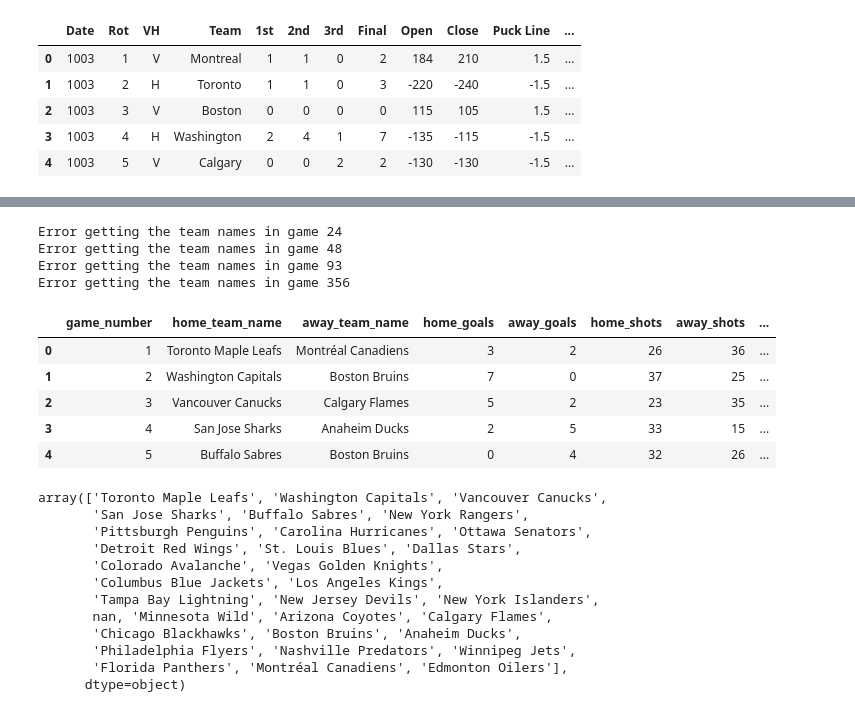
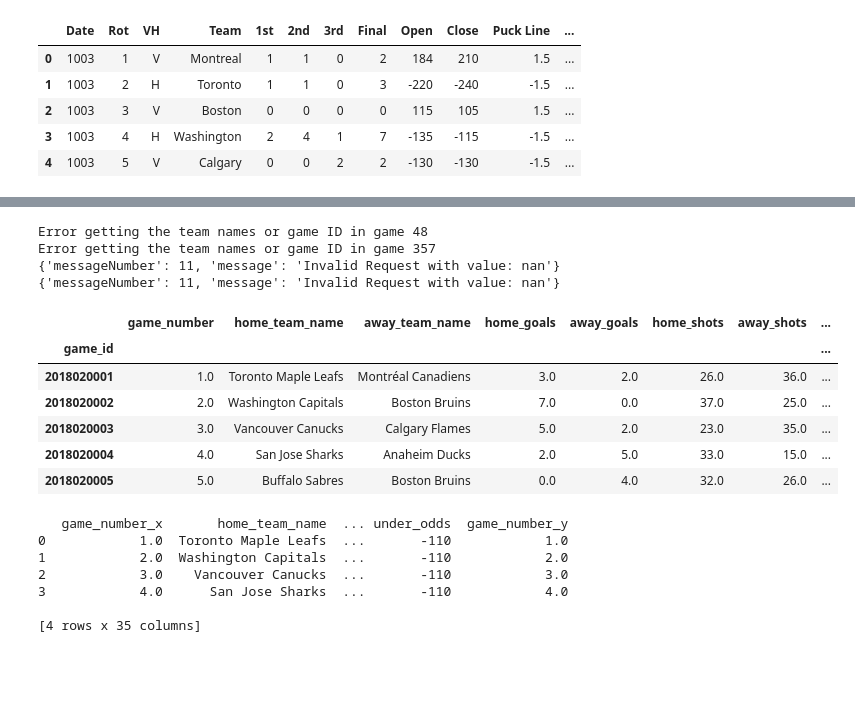
Before and after one commit to d141/epl_predictions, a Jupyter notebook: NHL_Data_Collection.ipynb, the cells around one changed output, grey strips where cells are left out. Drawn from its saved outputs; the diff is of its cells as text; code cells hidden in the pictures; blank space fills up the shorter version.

```diff
--- a/NHL_Data_Collection.ipynb
+++ b/NHL_Data_Collection.ipynb
@@ -351,9 +367,0 @@ def get_linescore_data(df, year):
-# %%
-df_2018 = pd.read_csv('/content/drive/MyDrive/2018_box_scores.csv')
-new_df = process_box_scores(df_2018)
-df2 = get_linescore_data(new_df, "2018")
-# %% [output]
-Error getting the team names in game 24
-Error getting the team names in game 48
-Error getting the team names in game 93
-Error getting the team names in game 356
@@ -362,24 +368,36 @@ df2.to_csv('2018 with linescore')
-# %%
-df2.head()
-# %% [output]
-|  | game_number | home_team_name | away_team_name | home_goals | away_goals | home_shots | away_shots | ... |
-| 0 | 1 | Toronto Maple Leafs | Montréal Canadiens | 3 | 2 | 26 | 36 | ... |
-| 1 | 2 | Washington Capitals | Boston Bruins | 7 | 0 | 37 | 25 | ... |
-| 2 | 3 | Vancouver Canucks | Calgary Flames | 5 | 2 | 23 | 35 | ... |
-| 3 | 4 | San Jose Sharks | Anaheim Ducks | 2 | 5 | 33 | 15 | ... |
-| 4 | 5 | Buffalo Sabres | Boston Bruins | 0 | 4 | 32 | 26 | ... |
-# %%
-df2.home_team_name.unique()
-# %% [output]
-array(['Toronto Maple Leafs', 'Washington Capitals', 'Vancouver Canucks',
-       'San Jose Sharks', 'Buffalo Sabres', 'New York Rangers',
-       'Pittsburgh Penguins', 'Carolina Hurricanes', 'Ottawa Senators',
-       'Detroit Red Wings', 'St. Louis Blues', 'Dallas Stars',
-       'Colorado Avalanche', 'Vegas Golden Knights',
-       'Columbus Blue Jackets', 'Los Angeles Kings',
-       'Tampa Bay Lightning', 'New Jersey Devils', 'New York Islanders',
-       nan, 'Minnesota Wild', 'Arizona Coyotes', 'Calgary Flames',
-       'Chicago Blackhawks', 'Boston Bruins', 'Anaheim Ducks',
-       'Philadelphia Flyers', 'Nashville Predators', 'Winnipeg Jets',
-       'Florida Panthers', 'Montréal Canadiens', 'Edmonton Oilers'],
-      dtype=object)
+# %%
+string = "20182019"
+
+df_2018 = HockeySeason(season_string=string)
+df_2018.process_box_scores()
+# %% [output]
+Error getting the team names or game ID in game 48
+Error getting the team names or game ID in game 357
+{'messageNumber': 11, 'message': 'Invalid Request with value: nan'}
+{'messageNumber': 11, 'message': 'Invalid Request with value: nan'}
+# %%
+df_2018.full_season.head()
+# %% [output]
+|  | game_number | home_team_name | away_team_name | home_goals | away_goals | home_shots | away_shots | ... |
+| game_id |  |  |  |  |  |  |  | ... |
+| 2018020001 | 1.0 | Toronto Maple Leafs | Montréal Canadiens | 3.0 | 2.0 | 26.0 | 36.0 | ... |
+| 2018020002 | 2.0 | Washington Capitals | Boston Bruins | 7.0 | 0.0 | 37.0 | 25.0 | ... |
+| 2018020003 | 3.0 | Vancouver Canucks | Calgary Flames | 5.0 | 2.0 | 23.0 | 35.0 | ... |
+| 2018020004 | 4.0 | San Jose Sharks | Anaheim Ducks | 2.0 | 5.0 | 33.0 | 15.0 | ... |
+| 2018020005 | 5.0 | Buffalo Sabres | Boston Bruins | 0.0 | 4.0 | 32.0 | 26.0 | ... |
+# %%
+season = True
+while season:
+  current_date = datetime(month=10, day=3, year=2018)
+  this_months_games = combined[combined.month == current_date.month]
+  todays_games = this_months_games[this_months_games.day == current_date.day]
+  print(todays_games)
+  season=False
+# %% [output]
+   game_number_x       home_team_name  ... under_odds  game_number_y
+0            1.0  Toronto Maple Leafs  ...       -110            1.0
+1            2.0  Washington Capitals  ...       -110            2.0
+2            3.0    Vancouver Canucks  ...       -110            3.0
+3            4.0      San Jose Sharks  ...       -110            4.0
+
+[4 rows x 35 columns]
```
Also changed, not shown: parts of 12 cells of this notebook.
